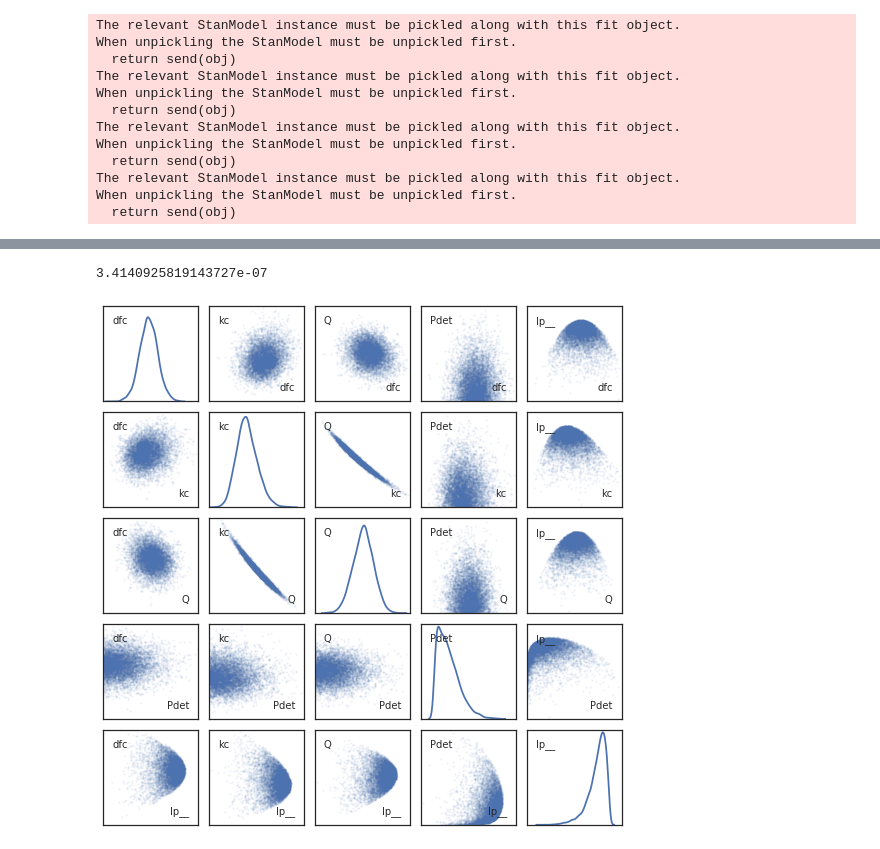
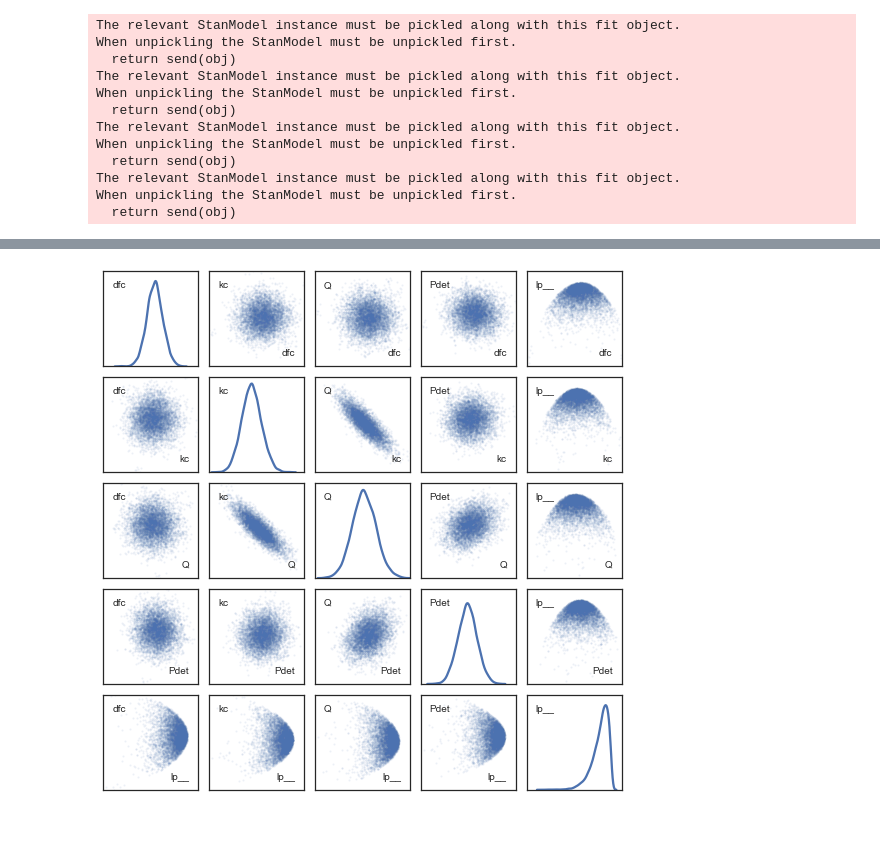
Before and after one commit to ryanpdwyer/1602-bayesian, a Jupyter notebook: notebooks/Brownian Motion Example.ipynb, the cells around one changed output, grey strips where cells are left out. Drawn from its saved outputs; the diff is of its cells as text; code cells hidden in the pictures.

```diff
--- a/notebooks/Brownian Motion Example.ipynb
+++ b/notebooks/Brownian Motion Example.ipynb
@@ -220,6 +150,0 @@ d = fh2data(fh, 61960, 62040, 62000, 3.5, 28000, sigma_fc=1, sigma_Q=2500, sigma
-# %%
-def initial(d, k0=0.6, Pdet=None):
-    if Pdet is None:
-        Pdet = d['sigma_Pdet']*0.1
-    return lambda: {'dfc': 0, 'kc': d['mu_fc'],
-                    'Q': d['mu_Q'], 'Pdet': Pdet, 'k': k0}
@@ -711,7 +256,7 @@ mexp = pystan.StanModel(model_code=exp_stan)
 # %%
 dexp = fh2data_all(fh, 61954, 62046, 62000, 3.5, 28000, sigma_fc=1, sigma_Q=2500, sigma_kc=3.5, sigma_Pdet=2e-7)
 # %%
-mexp.sampling(data=dexp, init=initial(dexp), iter=3000, chains=3, warmup=1000)
+exp_out = mexp.sampling(data=dexp, init=initial(dexp), iter=3000, chains=3, warmup=1000)
 # %% [output]
 The relevant StanModel instance must be pickled along with this fit object.
 When unpickling the StanModel must be unpickled first.
@@ -740,2 +270,2 @@ convergence, Rhat=1).
 # %%
-exp_out = _
+exp_out
@@ -747,13 +293,9 @@ exp_out.traceplot()
 # %%
 exp_samp = exp_out.extract()
-# %%
-np.mean(exp_samp['Pdet'])*dexp['scale']
-# %% [output]
-3.4140925819143727e-07
 # %%
-fig, ax = plot_all_traces(samp)
+fig, ax = plot_all_traces(exp_samp)
 # %% [output]
-[figure, old version]
+[figure, new version]
 # %%
 HDI_from_MCMC(exp_samp['kc'], 0.95)
 # %% [output]
```
Also changed, not shown: parts of 81 cells of this notebook, 9 other files.
